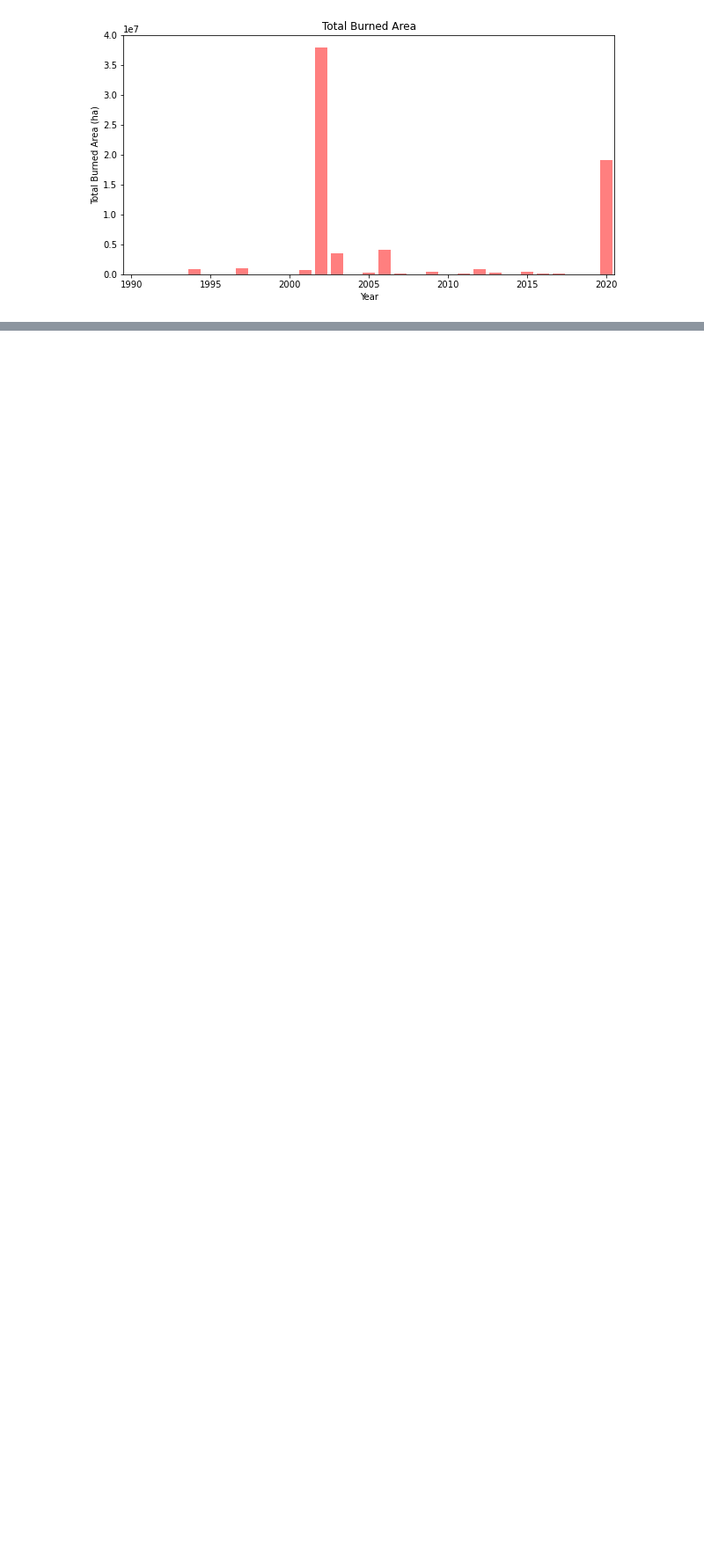
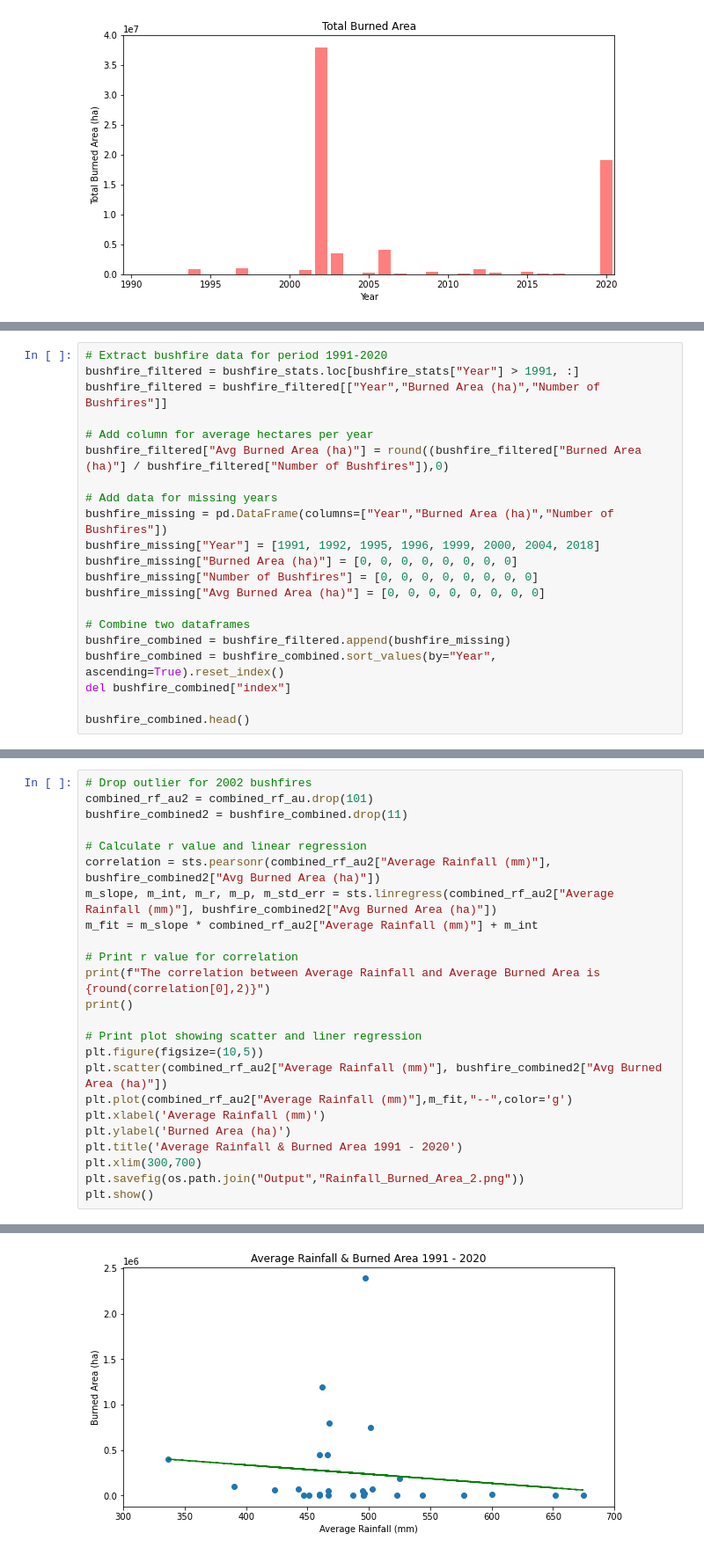
Before and after one commit to thierzon/disney-donut-project, a Jupyter notebook: combined_data.ipynb, the cells around one changed output, grey strips where cells are left out. Shown at 88% size. Cells and saved outputs as stored; diff of their text form; blank space fills up the shorter version.

```diff
--- a/combined_data.ipynb
+++ b/combined_data.ipynb
@@ -644,0 +641,21 @@ plt.show()
+# %%
+# Extract bushfire data for period 1991-2020
+bushfire_filtered = bushfire_stats.loc[bushfire_stats["Year"] > 1991, :]
+bushfire_filtered = bushfire_filtered[["Year","Burned Area (ha)","Number of Bushfires"]]
+
+# Add column for average hectares per year
+bushfire_filtered["Avg Burned Area (ha)"] = round((bushfire_filtered["Burned Area (ha)"] / bushfire_filtered["Number of Bushfires"]),0)
+
+# Add data for missing years
+bushfire_missing = pd.DataFrame(columns=["Year","Burned Area (ha)","Number of Bushfires"])
+bushfire_missing["Year"] = [1991, 1992, 1995, 1996, 1999, 2000, 2004, 2018]
+bushfire_missing["Burned Area (ha)"] = [0, 0, 0, 0, 0, 0, 0, 0]
+bushfire_missing["Number of Bushfires"] = [0, 0, 0, 0, 0, 0, 0, 0]
+bushfire_missing["Avg Burned Area (ha)"] = [0, 0, 0, 0, 0, 0, 0, 0]
+
+# Combine two dataframes
+bushfire_combined = bushfire_filtered.append(bushfire_missing)
+bushfire_combined = bushfire_combined.sort_values(by="Year", ascending=True).reset_index()
+del bushfire_combined["index"]
+
+bushfire_combined.head()
@@ -644,0 +699,25 @@ plt.show()
+# %%
+# Drop outlier for 2002 bushfires
+combined_rf_au2 = combined_rf_au.drop(101)
+bushfire_combined2 = bushfire_combined.drop(11)
+
+# Calculate r value and linear regression
+correlation = sts.pearsonr(combined_rf_au2["Average Rainfall (mm)"], bushfire_combined2["Avg Burned Area (ha)"])
+m_slope, m_int, m_r, m_p, m_std_err = sts.linregress(combined_rf_au2["Average Rainfall (mm)"], bushfire_combined2["Avg Burned Area (ha)"])
+m_fit = m_slope * combined_rf_au2["Average Rainfall (mm)"] + m_int
+
+# Print r value for correlation
+print(f"The correlation between Average Rainfall and Average Burned Area is {round(correlation[0],2)}")
+print()
+
+# Print plot showing scatter and liner regression
+plt.figure(figsize=(10,5))
+plt.scatter(combined_rf_au2["Average Rainfall (mm)"], bushfire_combined2["Avg Burned Area (ha)"])
+plt.plot(combined_rf_au2["Average Rainfall (mm)"],m_fit,"--",color='g')
+plt.xlabel('Average Rainfall (mm)')
+plt.ylabel('Burned Area (ha)')
+plt.title('Average Rainfall & Burned Area 1991 - 2020')
+plt.xlim(300,700)
+plt.savefig(os.path.join("Output","Rainfall_Burned_Area_2.png"))
+plt.show()
+# %% [output]
@@ -644,0 +725 @@ plt.show()
+[figure, added]
```
Also changed, not shown: parts of 5 cells of this notebook, 3 other files.
